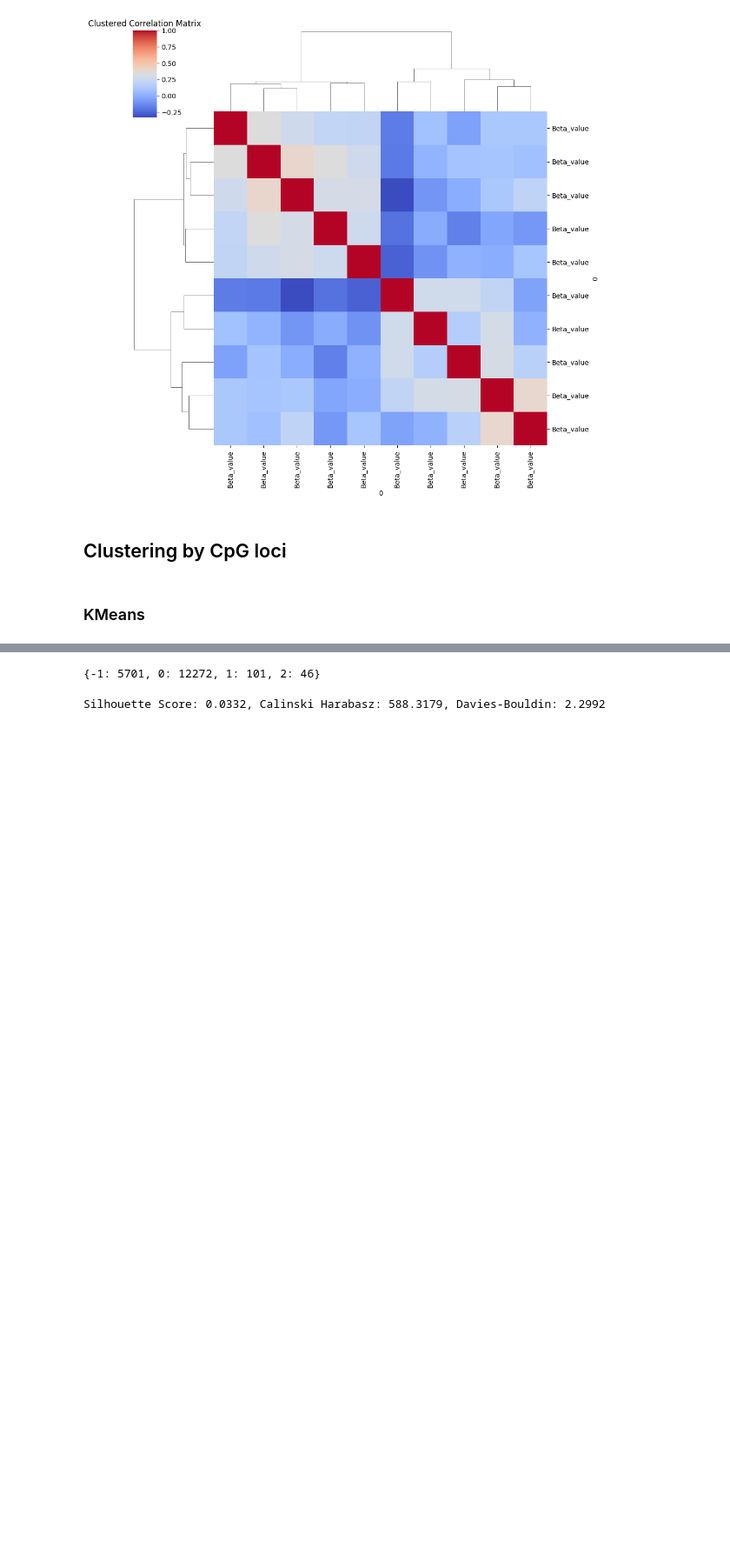
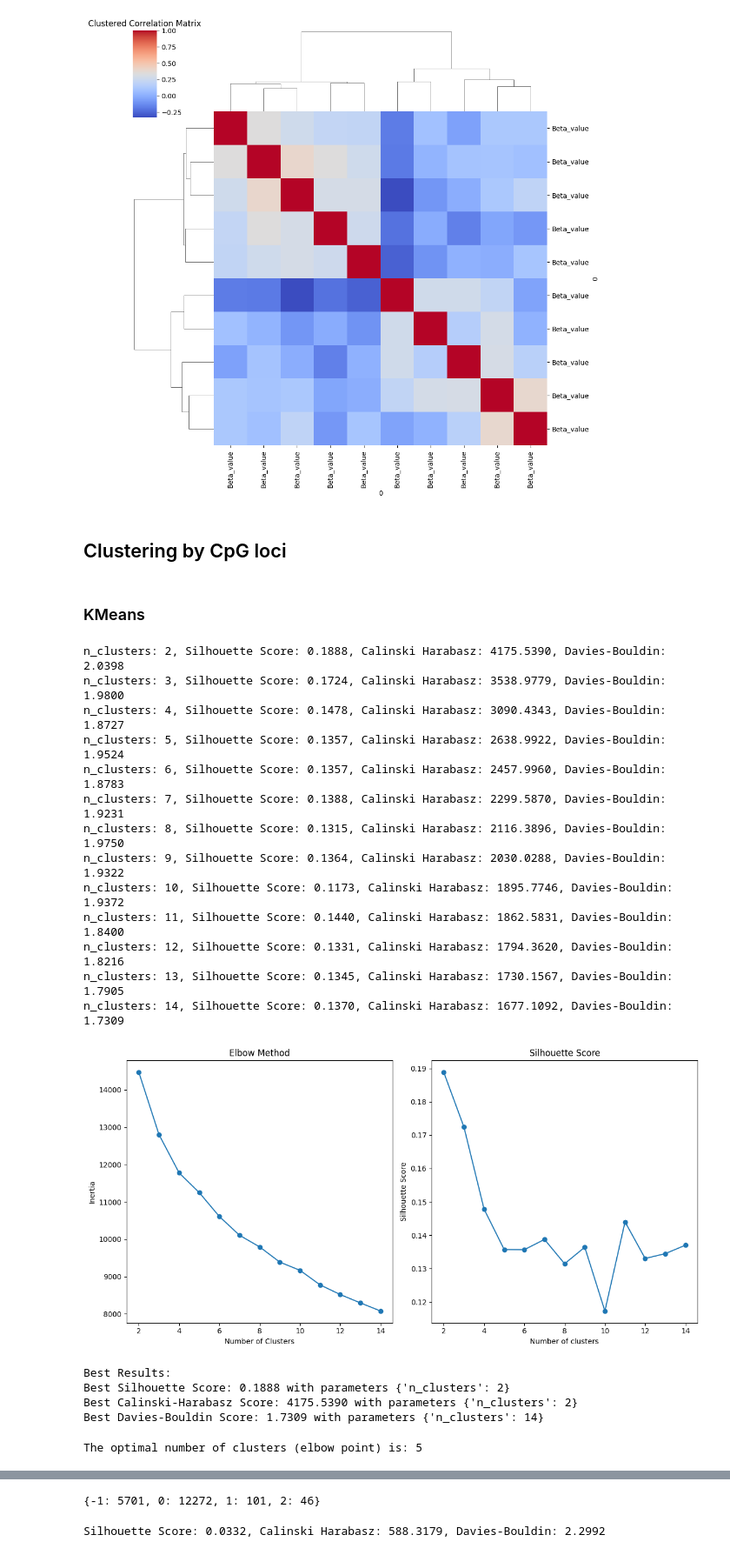
Before and after one commit to killica/Cluster-analysis-of-epigenome, a Jupyter notebook: ClusterAnalysisOfEpigenome.ipynb, the cells around one changed output, grey strips where cells are left out. Shown at 87% size. Drawn from its saved outputs; the diff is of its cells as text; code cells hidden in the pictures; blank space fills up the shorter version.

```diff
--- a/ClusterAnalysisOfEpigenome.ipynb
+++ b/ClusterAnalysisOfEpigenome.ipynb
@@ -213,8 +213,9 @@ best_params_silhouette = None
 best_params_calinski = None
 best_params_davies = None
 
-# Store results for the Elbow Method
+# Store results for the Elbow Method and Silhouette scores
 inertia = []
+silhouette_scores = []
 
 for params in grid_search:
     kmeans = KMeans(n_clusters=params['n_clusters'], random_state=42)
@@ -225,37 +226,75 @@ for params in grid_search:
     score_calinski_harabasz = calinski_harabasz_score(beta_values, clusters)
     score_davies_bouldin = davies_bouldin_score(beta_values, clusters)
     inertia.append(kmeans.inertia_)  # Elbow Method
+    silhouette_scores.append(score_silhouette)
 
     print(f"n_clusters: {params['n_clusters']}, "
           f"Silhouette Score: {score_silhouette:.4f}, "
           f"Calinski Harabasz: {score_calinski_harabasz:.4f}, "
           f"Davies-Bouldin: {score_davies_bouldin:.4f}"
 )
 
     # Update the best scores and parameters
     if score_silhouette > best_silhouette_score:
         best_silhouette_score = score_silhouette
         best_params_silhouette = params
 
     if score_calinski_harabasz > best_calinski_harabasz_score:
         best_calinski_harabasz_score = score_calinski_harabasz
         best_params_calinski = params
 
     if score_davies_bouldin < best_davies_bouldin_score:
         best_davies_bouldin_score = score_davies_bouldin
         best_params_davies = params
 
 
 # Plot Elbow Method
-plt.figure(figsize=(8, 5))
+plt.figure(figsize=(12, 6))
+plt.subplot(1, 2, 1)
 plt.plot(range(2, 15), inertia, marker='o')
 plt.xlabel('Number of Clusters')
 plt.ylabel('Inertia')
 plt.title('Elbow Method')
+
+
+# Silhouette score visualization
+plt.subplot(1, 2, 2)
+plt.plot(range(2, 15), silhouette_scores, marker='o')
+plt.title('Silhouette Score')
+plt.xlabel('Number of clusters')
+plt.ylabel('Silhouette Score')
+
+plt.tight_layout()
 plt.show()
 
 # Print the best results
 print("\nBest Results:")
 print(f"Best Silhouette Score: {best_silhouette_score:.4f} with parameters {best_params_silhouette}")
 print(f"Best Calinski-Harabasz Score: {best_calinski_harabasz_score:.4f} with parameters {best_params_calinski}")
 print(f"Best Davies-Bouldin Score: {best_davies_bouldin_score:.4f} with parameters {best_params_davies}")
+# %% [output]
+n_clusters: 2, Silhouette Score: 0.1888, Calinski Harabasz: 4175.5390, Davies-Bouldin: 2.0398
+n_clusters: 3, Silhouette Score: 0.1724, Calinski Harabasz: 3538.9779, Davies-Bouldin: 1.9800
+n_clusters: 4, Silhouette Score: 0.1478, Calinski Harabasz: 3090.4343, Davies-Bouldin: 1.8727
+n_clusters: 5, Silhouette Score: 0.1357, Calinski Harabasz: 2638.9922, Davies-Bouldin: 1.9524
+n_clusters: 6, Silhouette Score: 0.1357, Calinski Harabasz: 2457.9960, Davies-Bouldin: 1.8783
+n_clusters: 7, Silhouette Score: 0.1388, Calinski Harabasz: 2299.5870, Davies-Bouldin: 1.9231
+n_clusters: 8, Silhouette Score: 0.1315, Calinski Harabasz: 2116.3896, Davies-Bouldin: 1.9750
+n_clusters: 9, Silhouette Score: 0.1364, Calinski Harabasz: 2030.0288, Davies-Bouldin: 1.9322
+n_clusters: 10, Silhouette Score: 0.1173, Calinski Harabasz: 1895.7746, Davies-Bouldin: 1.9372
+n_clusters: 11, Silhouette Score: 0.1440, Calinski Harabasz: 1862.5831, Davies-Bouldin: 1.8400
+n_clusters: 12, Silhouette Score: 0.1331, Calinski Harabasz: 1794.3620, Davies-Bouldin: 1.8216
+n_clusters: 13, Silhouette Score: 0.1345, Calinski Harabasz: 1730.1567, Davies-Bouldin: 1.7905
+n_clusters: 14, Silhouette Score: 0.1370, Calinski Harabasz: 1677.1092, Davies-Bouldin: 1.7309
+[figure, added]
+Best Results:
+Best Silhouette Score: 0.1888 with parameters {'n_clusters': 2}
+Best Calinski-Harabasz Score: 4175.5390 with parameters {'n_clusters': 2}
+Best Davies-Bouldin Score: 1.7309 with parameters {'n_clusters': 14}
+# %%
+k_values = range(1, len(inertia) + 1)
+knee_locator = KneeLocator(k_values, inertia, curve = "convex", direction="decreasing")
+elbow_point = knee_locator.knee
+print(f"The optimal number of clusters (elbow point) is: {elbow_point}")
+# %% [output]
+The optimal number of clusters (elbow point) is: 5
```
Also changed, not shown: parts of 20 cells of this notebook.
